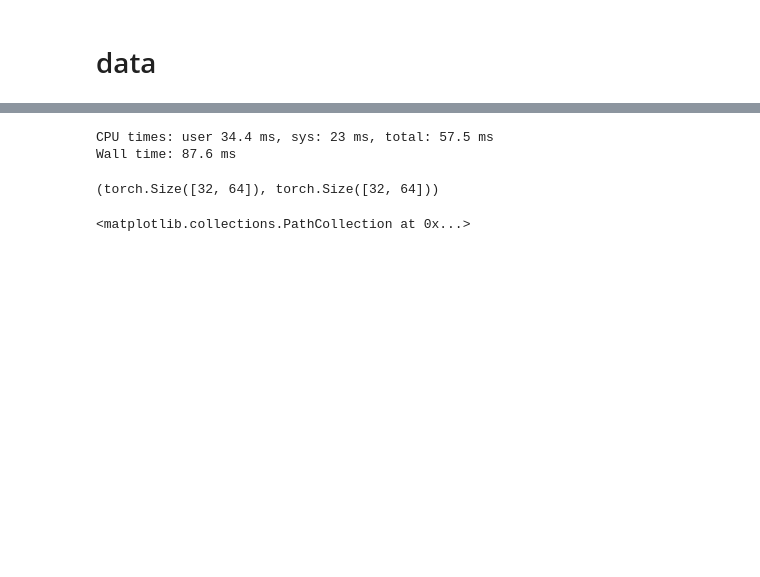
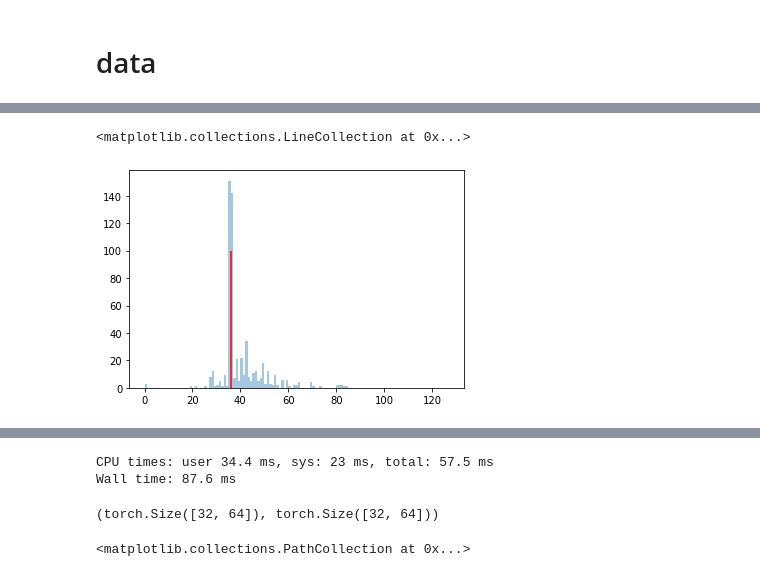
Before and after one commit to Intelligent-Instruments-Lab/iil-python-tools, a Jupyter notebook: notepredictor/notebook/midi.ipynb, the cells around one changed output, grey strips where cells are left out. Cells and saved outputs as stored; diff of their text form; code cells hidden in the pictures; blank space fills up the shorter version.

```diff
--- a/notepredictor/notebook/midi.ipynb
+++ b/notepredictor/notebook/midi.ipynb
@@ -23,0 +140,2 @@ from notepredictor.distributions import CensoredMixtureLogistic
+# %%
+drum_data = []
@@ -23,0 +148,8 @@ from notepredictor.distributions import CensoredMixtureLogistic
+# %%
+mins, maxs = zip(*drum_data)
+# %%
+sns.distplot(mins, kde=False, bins=range(128))
+plt.vlines([36], 0, 100, color='red')
+# %% [output]
+<matplotlib.collections.LineCollection at 0x...>
+[figure, added]
```
Also changed, not shown: parts of 36 cells of this notebook, 4 other files.
